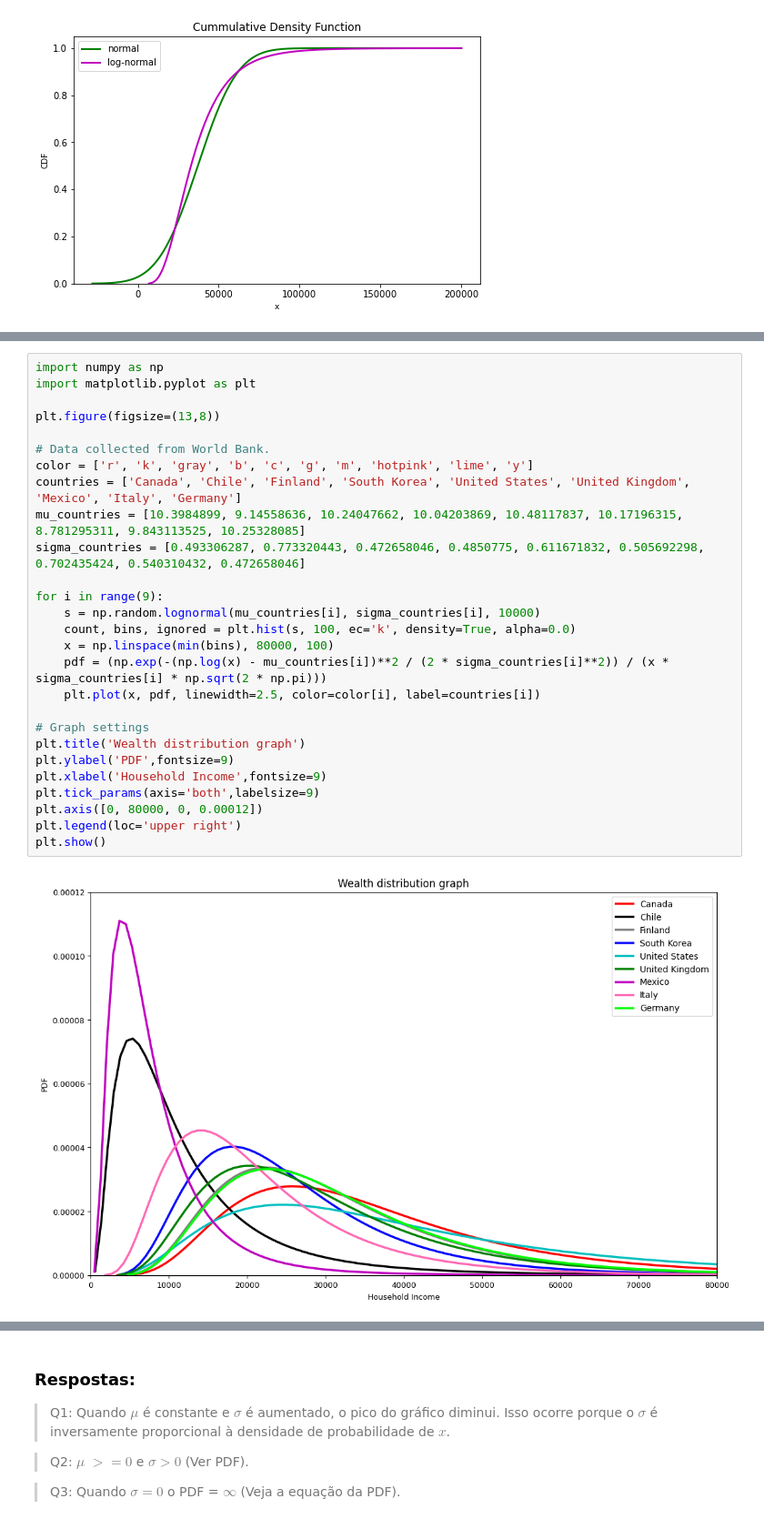
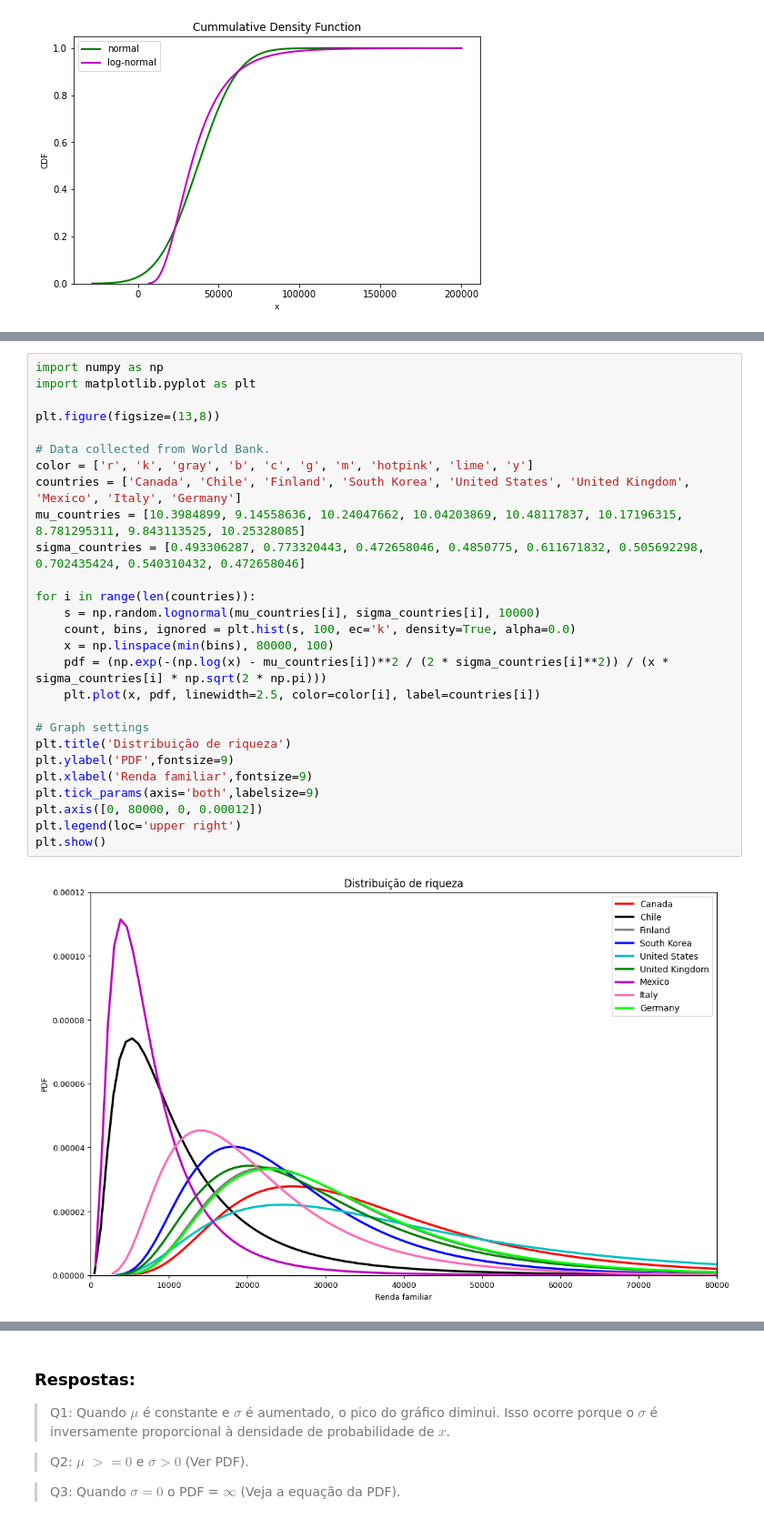
Before and after one commit to AIRGOLAB-CEFET-RJ/gcc1518, a Jupyter notebook: notebooks/distribuicao_log_normal.ipynb, the cells around one changed output, grey strips where cells are left out. Shown: that part at 91% size. Cells and saved outputs as stored; diff of their text form.

```diff
--- a/notebooks/distribuicao_log_normal.ipynb
+++ b/notebooks/distribuicao_log_normal.ipynb
@@ -236,30 +234,30 @@ Antes de prosseguir, com base no conhecimento que você adquiriu até agora e no
 # %%
 import numpy as np
 import matplotlib.pyplot as plt
 
 plt.figure(figsize=(13,8))
 
 # Data collected from World Bank.
 color = ['r', 'k', 'gray', 'b', 'c', 'g', 'm', 'hotpink', 'lime', 'y']
 countries = ['Canada', 'Chile', 'Finland', 'South Korea', 'United States', 'United Kingdom', 'Mexico', 'Italy', 'Germany']
 mu_countries = [10.3984899, 9.14558636, 10.24047662, 10.04203869, 10.48117837, 10.17196315, 8.781295311, 9.843113525, 10.25328085]
 sigma_countries = [0.493306287, 0.773320443, 0.472658046, 0.4850775, 0.611671832, 0.505692298, 0.702435424, 0.540310432, 0.472658046]
 
-for i in range(9):
+for i in range(len(countries)):
     s = np.random.lognormal(mu_countries[i], sigma_countries[i], 10000)
     count, bins, ignored = plt.hist(s, 100, ec='k', density=True, alpha=0.0)
     x = np.linspace(min(bins), 80000, 100)
     pdf = (np.exp(-(np.log(x) - mu_countries[i])**2 / (2 * sigma_countries[i]**2)) / (x * sigma_countries[i] * np.sqrt(2 * np.pi)))
     plt.plot(x, pdf, linewidth=2.5, color=color[i], label=countries[i])
 
 # Graph settings
-plt.title('Wealth distribution graph')
+plt.title('Distribuição de riqueza')
 plt.ylabel('PDF',fontsize=9)
-plt.xlabel('Household Income',fontsize=9)
+plt.xlabel('Renda familiar',fontsize=9)
 plt.tick_params(axis='both',labelsize=9)
 plt.axis([0, 80000, 0, 0.00012])
 plt.legend(loc='upper right')
 plt.show()
 # %% [output]
-[figure, old version]
+[figure, new version]
 # %% [markdown]
```
Also changed, not shown: parts of 4 cells of this notebook.
